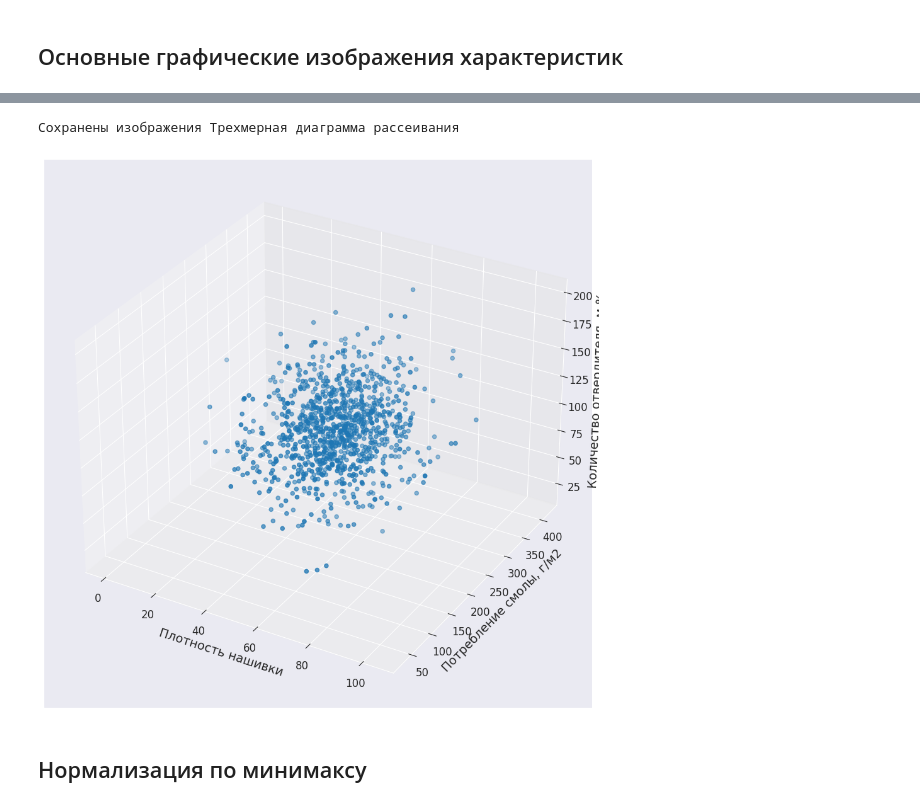
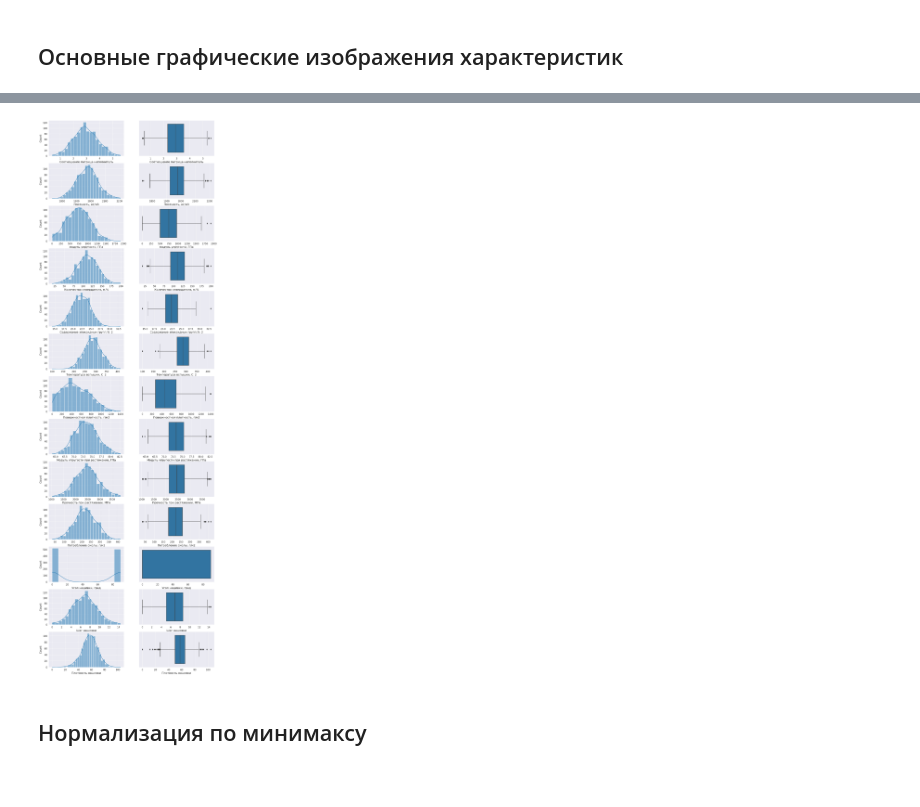
Before and after one commit to RenneTaggere/VKR_wonderfull_NO_git, a Jupyter notebook: vkr_rebuilding_o_0.ipynb, the cells around one changed output, grey strips where cells are left out. Drawn from its saved outputs; the diff is of its cells as text; code cells hidden in the pictures; blank space fills up the shorter version.

```diff
--- a/vkr_rebuilding_o_0.ipynb
+++ b/vkr_rebuilding_o_0.ipynb
@@ -281,27 +283,12 @@ plt.show()
-# %%
-from mpl_toolkits.mplot3d import Axes3D
-
-df = composites
-cols = composites_headers
-
-fig = plt.figure(figsize=(9, 9))
-ax = fig.add_subplot(111, projection = '3d')
-
-clx = cols[9]
-cly = cols[7]
-clz = cols[3]
-
-x = df[clx]
-y = df[cly]
-z = df[clz]
-
-ax.scatter(x, y, z)
-ax.set_xlabel(clx)
-ax.set_ylabel(cly)
-ax.set_zlabel(clz)
-
-save_fig("Трехмерная диаграмма рассеивания")
-plt.show()
-# %% [output]
-Сохранены изображения Трехмерная диаграмма рассеивания
-[figure, removed]
+# %%
+# что бы показать что мы Дата СаинтИсты, и я в частности, сделаем вид что
+#изучаем и понимаемкучу диаграм. А главное что они помогают нам в выоборе
+#сложной мат модели для предсказаний из пунктов выше
+# Гистограммы распределения и ящики с усами
+fig, axes = plt.subplots(13, 2, figsize=(15, 50))
+for i, column in enumerate(df.columns):
+    sns.histplot(data=df, x=column, kde=True, ax=axes[i, 0])
+    sns.boxplot(data=df, x=column, ax=axes[i, 1])
+plt.show()
+# %% [output]
+[figure, added]
```
Also changed, not shown: parts of 43 cells of this notebook.
